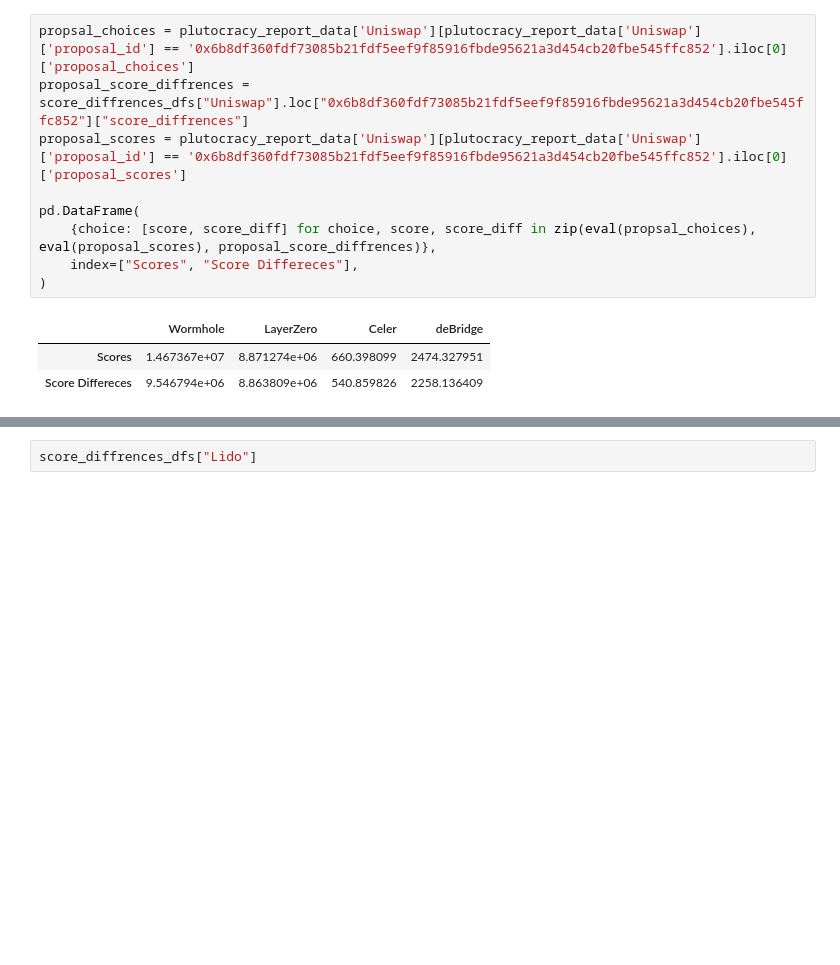
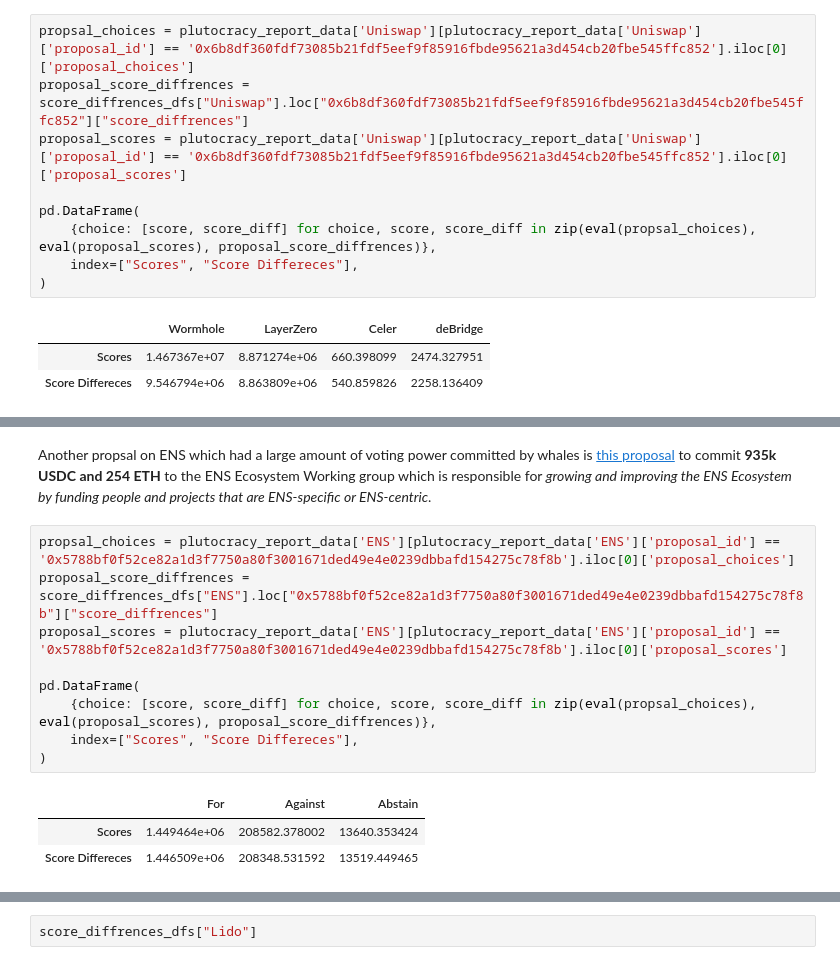
Before and after one commit to acemasterjb/gov_analysis, a Jupyter notebook: book/plutocracy_report.ipynb, the cells around one changed output, grey strips where cells are left out. Saved outputs shown, nothing was run; the diff lists cells and outputs as text; blank space fills up the shorter version.

```diff
--- a/book/plutocracy_report.ipynb
+++ b/book/plutocracy_report.ipynb
@@ -156,0 +178,15 @@ score_diffrences_dfs["ENS"]
+# %% [markdown]
+Another propsal on ENS which had a large amount of voting power committed by whales is [this proposal](https://snapshot.org/#/ens.eth/proposal/0x5788bf0f52ce82a1d3f7750a80f3001671ded49e4e0239dbbafd154275c78f8b) to commit **935k USDC and 254 ETH** to the ENS Ecosystem Working group which is responsible for *growing and improving the ENS Ecosystem by funding people and projects that are ENS-specific or ENS-centric*.
+# %%
+propsal_choices = plutocracy_report_data['ENS'][plutocracy_report_data['ENS']['proposal_id'] == '0x5788bf0f52ce82a1d3f7750a80f3001671ded49e4e0239dbbafd154275c78f8b'].iloc[0]['proposal_choices']
+proposal_score_diffrences = score_diffrences_dfs["ENS"].loc["0x5788bf0f52ce82a1d3f7750a80f3001671ded49e4e0239dbbafd154275c78f8b"]["score_diffrences"]
+proposal_scores = plutocracy_report_data['ENS'][plutocracy_report_data['ENS']['proposal_id'] == '0x5788bf0f52ce82a1d3f7750a80f3001671ded49e4e0239dbbafd154275c78f8b'].iloc[0]['proposal_scores']
+
+pd.DataFrame(
+    {choice: [score, score_diff] for choice, score, score_diff in zip(eval(propsal_choices), eval(proposal_scores), proposal_score_diffrences)},
+    index=["Scores", "Score Differeces"],
+)
+# %% [output]
+|  | For | Against | Abstain |
+| Scores | 1.449464e+06 | 208582.378002 | 13640.353424 |
+| Score Differeces | 1.446509e+06 | 208348.531592 | 13519.449465 |
```
Also changed, not shown: parts of 11 cells of this notebook.
